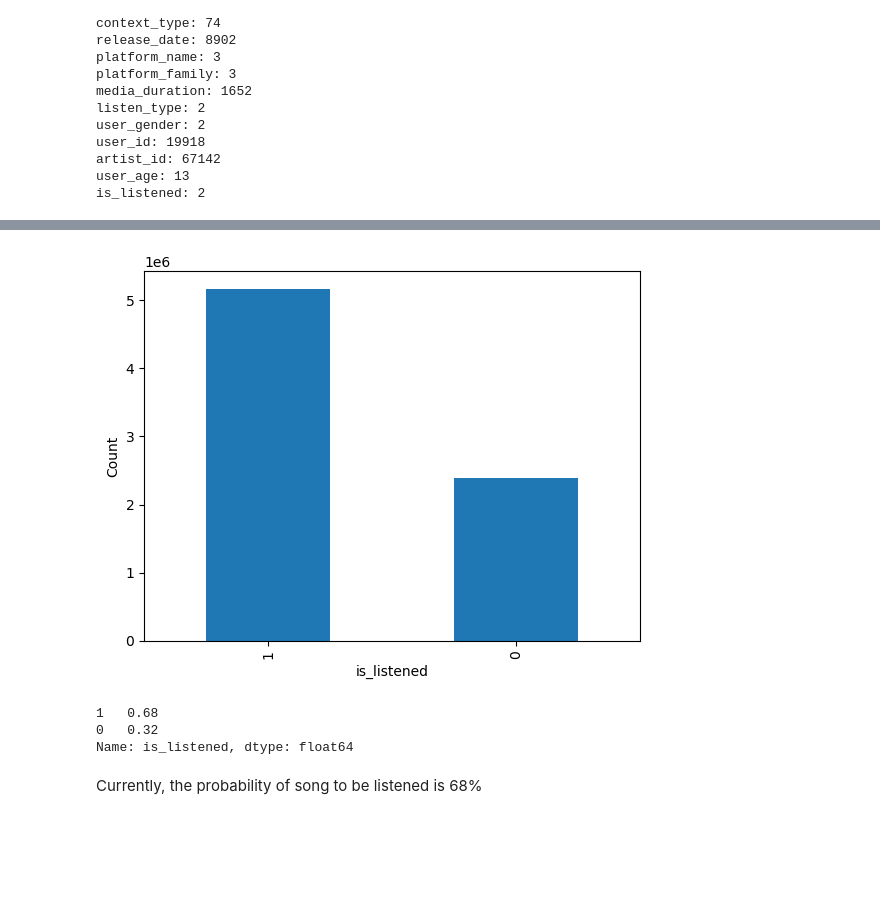
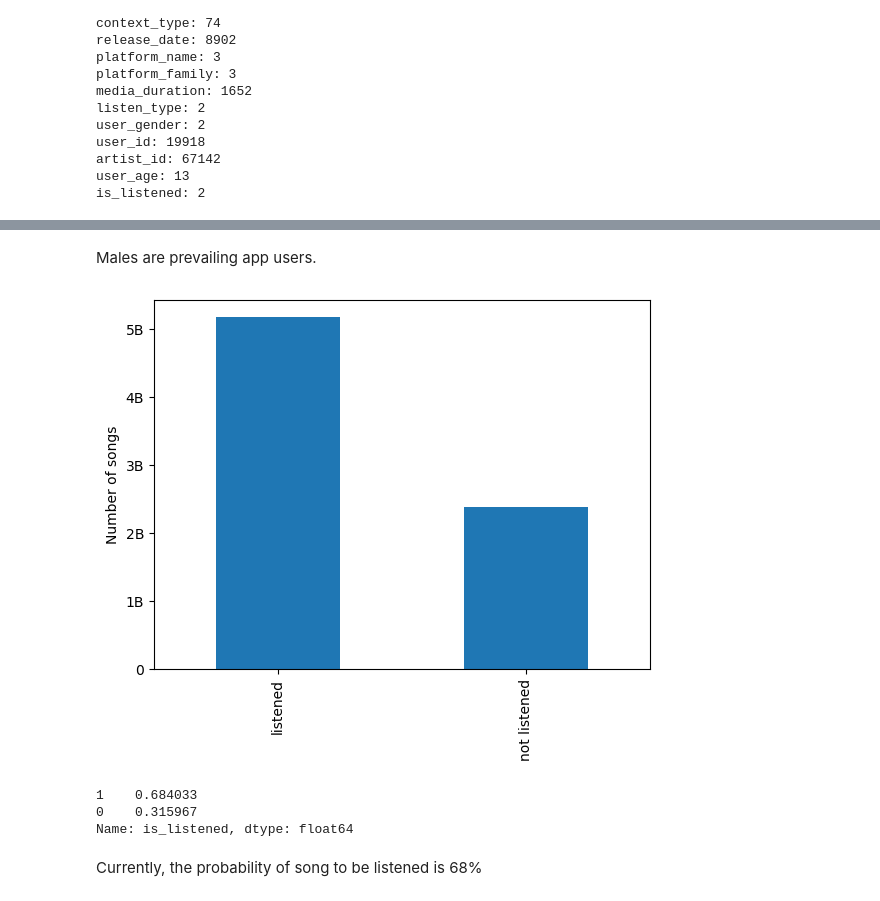
Before and after one commit to danaverdene/Recommend, a Jupyter notebook: Scripts/deezer_Dana.ipynb, the cells around one changed output, grey strips where cells are left out. Cells and saved outputs as stored; diff of their text form; code cells hidden in the pictures; blank space fills up the shorter version.

```diff
--- a/Scripts/deezer_Dana.ipynb
+++ b/Scripts/deezer_Dana.ipynb
@@ -121,23 +131,22 @@ plt.show()
+# %% [markdown]
+Males are prevailing app users.
 # %%
 # count the number of occurrences of each value in the is_listened column
 counts = data_deezer['is_listened'].value_counts()
 
-# create a bar plot of the counts
+# create a plot
 counts.plot(kind='bar')
-
-# set the x-label and y-label of the plot
-plt.xlabel('is_listened')
-plt.ylabel('Count')
-
-# display the plot
+plt.ylabel('Number of songs')
+plt.xticks([0, 1],["listened", "not listened"])
+plt.yticks([0, 1000000, 2000000, 3000000, 4000000, 5000000], ["0", "1B", "2B", "3B", "4B", "5B"])
 plt.show()
 
 proportions = counts / len(data_deezer)
 print(proportions)
 # %% [output]
-[figure, old version]
+[figure, new version]
-1   0.68
-0   0.32
+1    0.684033
+0    0.315967
 Name: is_listened, dtype: float64
 # %% [markdown]
 Currently, the probability of song to be listened is 68%
```
Also changed, not shown: parts of 33 cells of this notebook.
